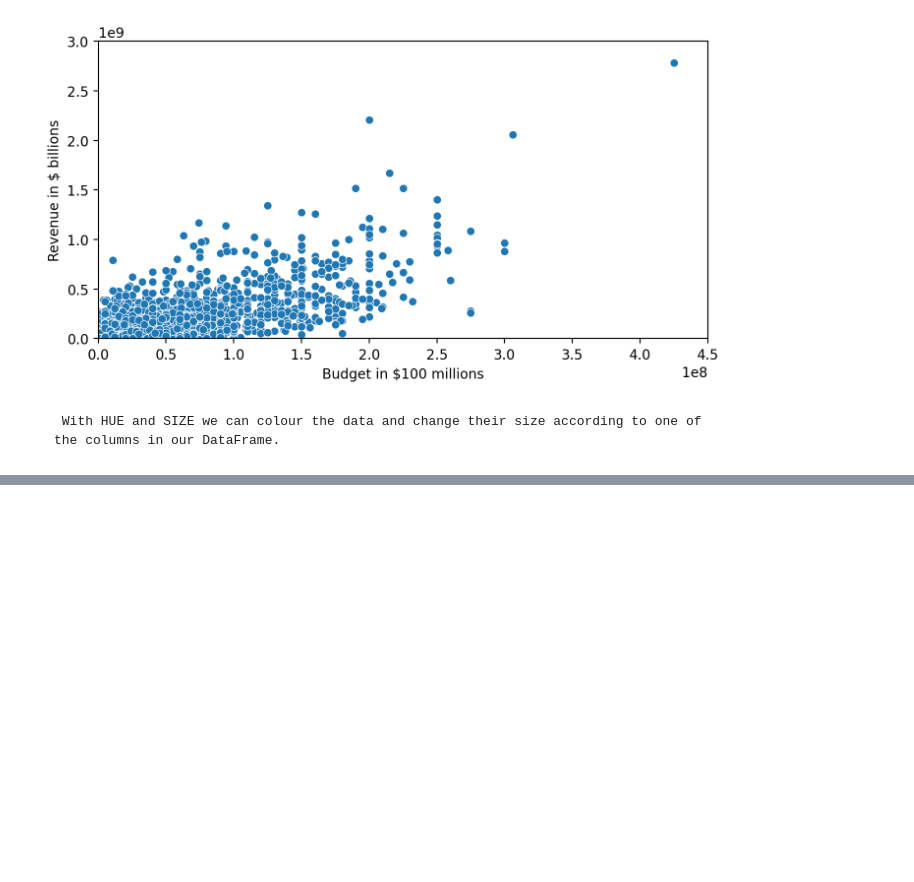
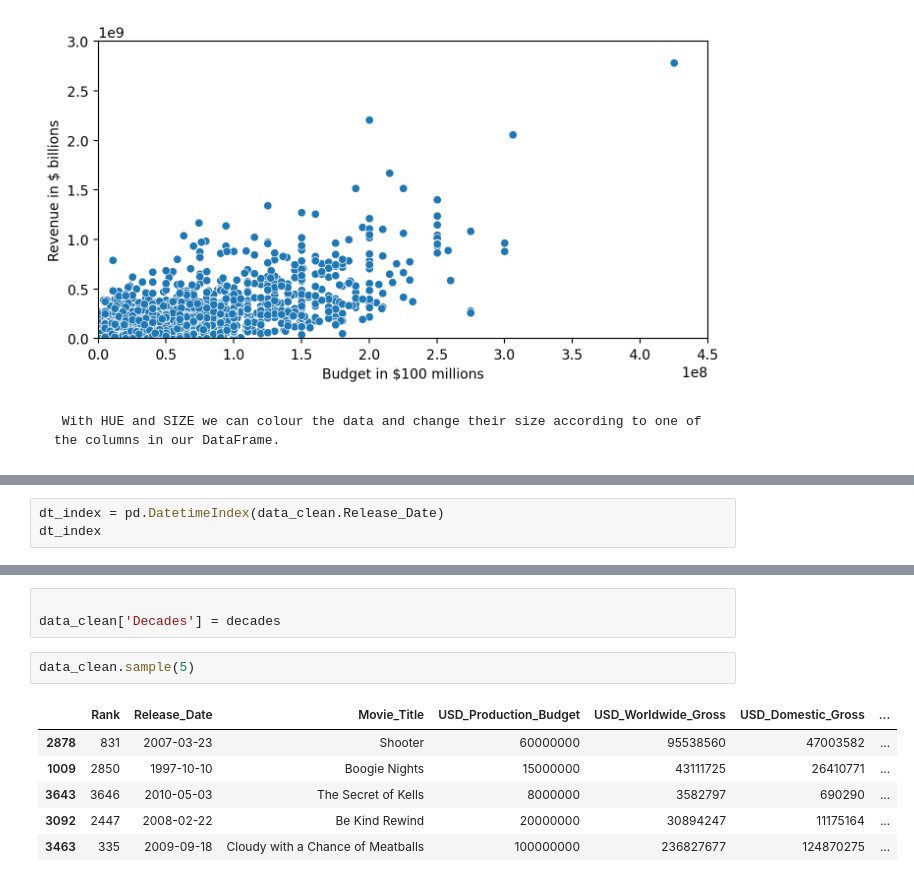
Before and after one commit to PIETRO-ing/Movie-Revenue-Estimation, a Jupyter notebook: Revenue-Estimation.ipynb, the cells around one changed output, grey strips where cells are left out. Cells and saved outputs as stored; diff of their text form; blank space fills up the shorter version.

```diff
--- a/Revenue-Estimation.ipynb
+++ b/Revenue-Estimation.ipynb
@@ -517,0 +539,3 @@ with sns.axes_style('darkgrid'):
+# %%
+dt_index = pd.DatetimeIndex(data_clean.Release_Date)
+dt_index
@@ -517,0 +569,12 @@ with sns.axes_style('darkgrid'):
+# %%
+
+data_clean['Decades'] = decades
+# %%
+data_clean.sample(5)
+# %% [output]
+|  | Rank | Release_Date | Movie_Title | USD_Production_Budget | USD_Worldwide_Gross | USD_Domestic_Gross | ... |
+| 2878 | 831 | 2007-03-23 | Shooter | 60000000 | 95538560 | 47003582 | ... |
+| 1009 | 2850 | 1997-10-10 | Boogie Nights | 15000000 | 43111725 | 26410771 | ... |
+| 3643 | 3646 | 2010-05-03 | The Secret of Kells | 8000000 | 3582797 | 690290 | ... |
+| 3092 | 2447 | 2008-02-22 | Be Kind Rewind | 20000000 | 30894247 | 11175164 | ... |
+| 3463 | 335 | 2009-09-18 | Cloudy with a Chance of Meatballs | 100000000 | 236827677 | 124870275 | ... |
```
Also changed, not shown: parts of 37 cells of this notebook.
